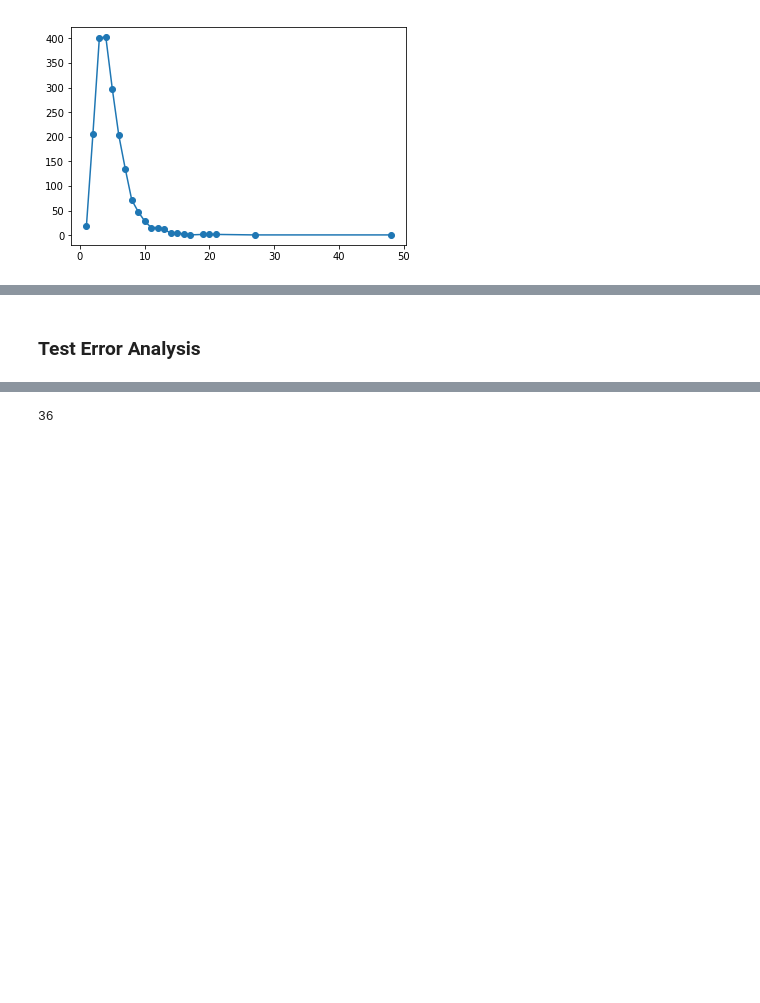
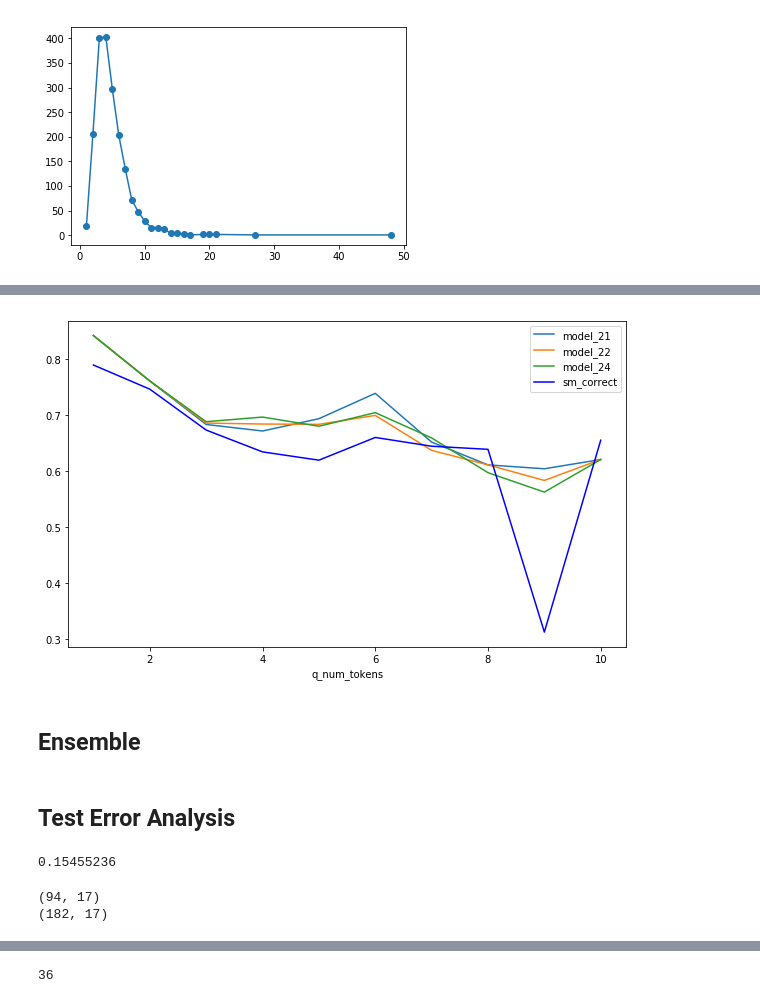
Before and after one commit to tingchunyeh/Sentence_Pairs_Sim, a Jupyter notebook: Models_Evaluation.ipynb, the cells around one changed output, grey strips where cells are left out. Saved outputs shown, nothing was run; the diff lists cells and outputs as text; code cells hidden in the pictures; blank space fills up the shorter version.

```diff
--- a/Models_Evaluation.ipynb
+++ b/Models_Evaluation.ipynb
@@ -803,0 +870,25 @@ plt.show()
+# %%
+# model_names = ['model_1', 'model_2', 'model_7','model_11', 'model_13', 'model_14', 'model_20',
+#               'model_21', 'model_22', 'model_24', 'cnn_model_3']
+
+# model_names = ['model_1', 'model_21', 'cnn_model_3', 'model_13', 'model_2', 'model_11', 'model_14', 'model_20', 'model_22',
+#               'model_24', 'model_26', 'model_31', 'model_32', 'model_33', 'model_7']
+model_names = ['model_21', 'model_22', 'model_24']
+plt.figure(figsize=(10,6))
+for model_name in model_names:
+    test_df = pd.read_csv(os.path.join( "result" ,"questions_test_pred_"+model_name+".csv"))
+    test_result_df = result_label(test_df)
+    major_label(test_result_df)
+    q_num_tokens(test_result_df)
+#     replace_similiar_topic(test_result_df)
+    test_result_short_df = pd.DataFrame(test_result_df[test_result_df.q_num_tokens<=10])
+    test_result_short_df['cos_correct'] = test_result_short_df[['expect_q', 'cos_standard_q']].apply(lambda x: x[0]==x[1], axis=1)
+    test_result_short_df.groupby('q_num_tokens')['cos_correct'].mean().plot(label=model_name)
+test_result_short_df['sm_correct'] = test_result_short_df[['expect_q', 'sm_standard_q']].apply(lambda x: x[0]==x[1], axis=1)
+test_result_short_df.groupby('q_num_tokens')['sm_correct'].mean().plot(label='sm_correct', color='b')
+plt.legend()
+plt.show()
+# %% [output]
+[figure, added]
+# %% [markdown]
+## Ensemble
@@ -804,2 +902,2 @@ plt.show()
 # %% [markdown]
-### Test Error Analysis
+## Test Error Analysis
@@ -805,0 +909,11 @@ plt.show()
+# %%
+s1 = ["货", "我", "已经","到","怎么","没有","线"]
+s2 = ["我", "从来", "没有", "到","货"]
+s3 = ["商品", "怎么", "错", "漏", "送"]
+s4 = [ "商品", "怎么", "缺少", "配件"]
+
+
+
+cosScore_onePair(s1,s4)
+# %% [output]
+0.15455236
@@ -805,0 +926,6 @@ plt.show()
+# %%
+print(cos_wrong_sm_correct.shape)
+print(cos_correct_sm_wrong.shape)
+# %% [output]
+(94, 17)
+(182, 17)
```
Also changed, not shown: parts of 35 cells of this notebook, 4 other files.
